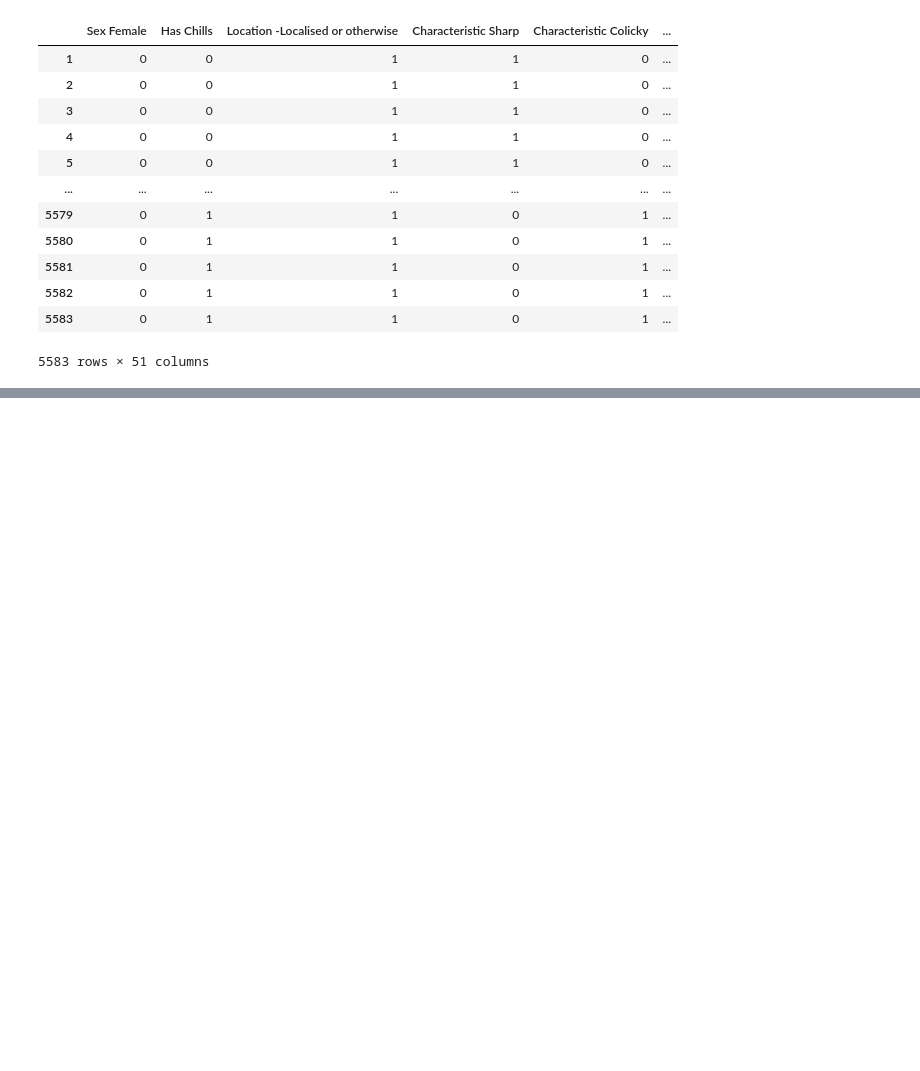
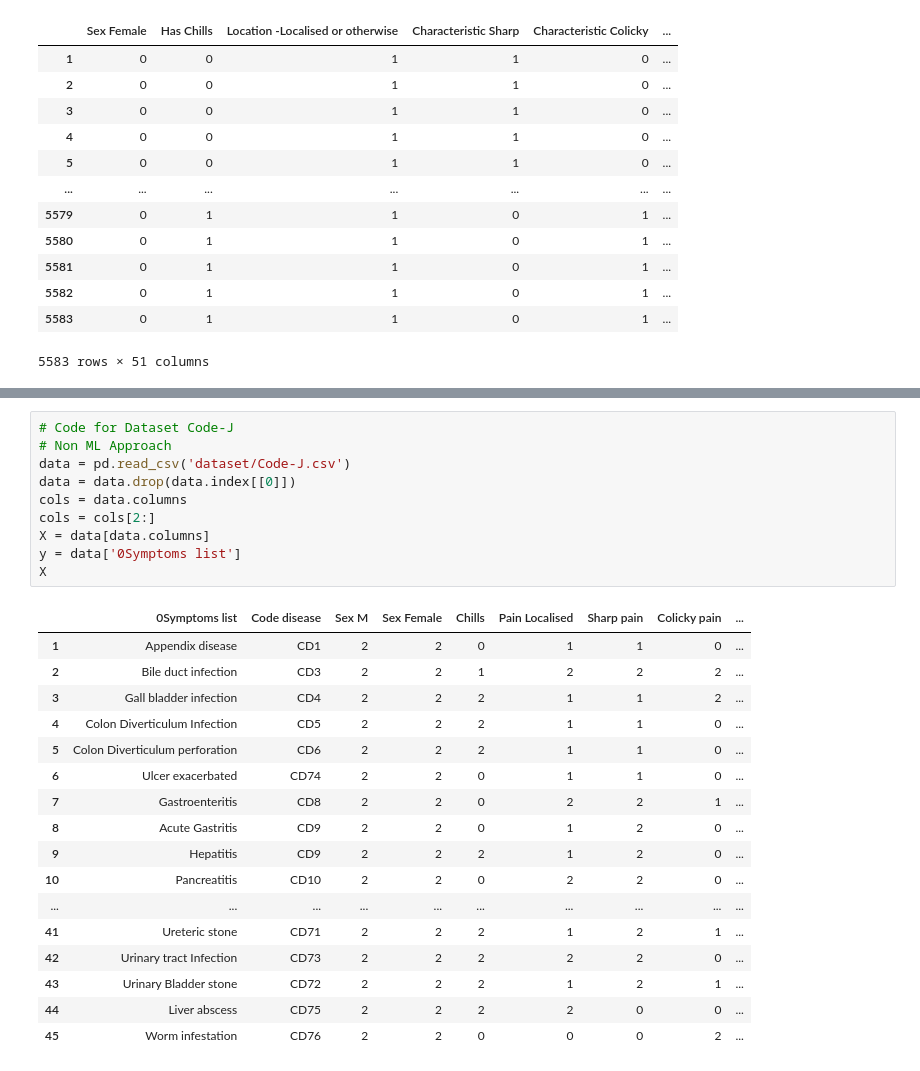
Before and after one commit to iamsharduld/disease-diagnosis, a Jupyter notebook: non-ml-approach.ipynb, the cells around one changed output, grey strips where cells are left out. Saved outputs shown, nothing was run; the diff lists cells and outputs as text; blank space fills up the shorter version.

```diff
--- a/non-ml-approach.ipynb
+++ b/non-ml-approach.ipynb
@@ -26,0 +72,28 @@ X
+# %%
+# Code for Dataset Code-J
+# Non ML Approach
+data = pd.read_csv('dataset/Code-J.csv')
+data = data.drop(data.index[[0]])
+cols = data.columns
+cols = cols[2:]
+X = data[data.columns]
+y = data['0Symptoms list']
+X
+# %% [output]
+|  | 0Symptoms list | Code disease | Sex M | Sex Female | Chills | Pain Localised | Sharp pain | Colicky pain | ... |
+| 1 | Appendix disease | CD1 | 2 | 2 | 0 | 1 | 1 | 0 | ... |
+| 2 | Bile duct infection | CD3 | 2 | 2 | 1 | 2 | 2 | 2 | ... |
+| 3 | Gall bladder infection | CD4 | 2 | 2 | 2 | 1 | 1 | 2 | ... |
+| 4 | Colon Diverticulum Infection | CD5 | 2 | 2 | 2 | 1 | 1 | 0 | ... |
+| 5 | Colon Diverticulum perforation | CD6 | 2 | 2 | 2 | 1 | 1 | 0 | ... |
+| 6 | Ulcer exacerbated | CD74 | 2 | 2 | 0 | 1 | 1 | 0 | ... |
+| 7 | Gastroenteritis | CD8 | 2 | 2 | 0 | 2 | 2 | 1 | ... |
+| 8 | Acute Gastritis | CD9 | 2 | 2 | 0 | 1 | 2 | 0 | ... |
+| 9 | Hepatitis | CD9 | 2 | 2 | 2 | 1 | 2 | 0 | ... |
+| 10 | Pancreatitis | CD10 | 2 | 2 | 0 | 2 | 2 | 0 | ... |
+| ... | ... | ... | ... | ... | ... | ... | ... | ... | ... |
+| 41 | Ureteric stone | CD71 | 2 | 2 | 2 | 1 | 2 | 1 | ... |
+| 42 | Urinary tract Infection | CD73 | 2 | 2 | 2 | 2 | 2 | 0 | ... |
+| 43 | Urinary Bladder stone | CD72 | 2 | 2 | 2 | 1 | 2 | 1 | ... |
+| 44 | Liver abscess | CD75 | 2 | 2 | 2 | 2 | 0 | 0 | ... |
+| 45 | Worm infestation | CD76 | 2 | 2 | 0 | 0 | 0 | 2 | ... |
```
Also changed, not shown: parts of 5 cells of this notebook, 2 other files.
